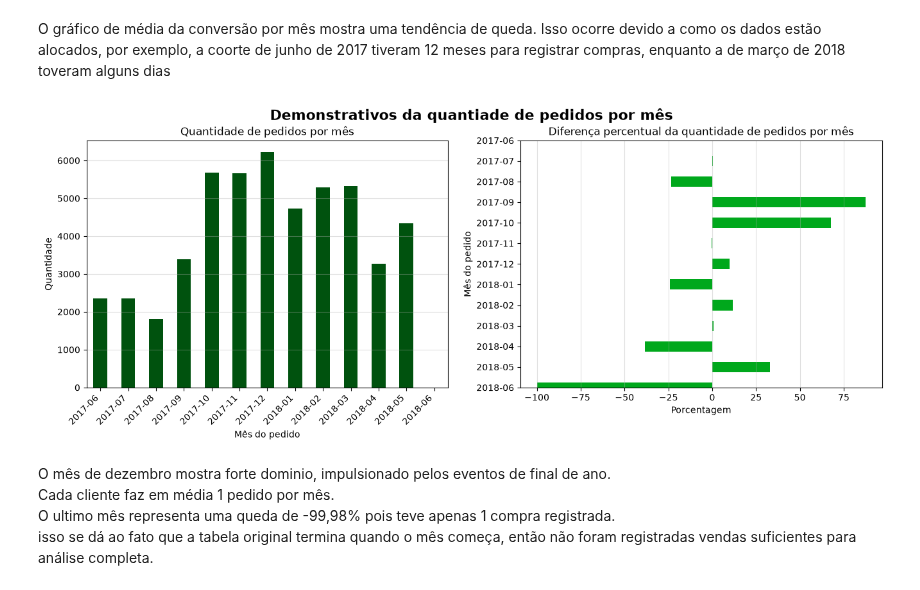
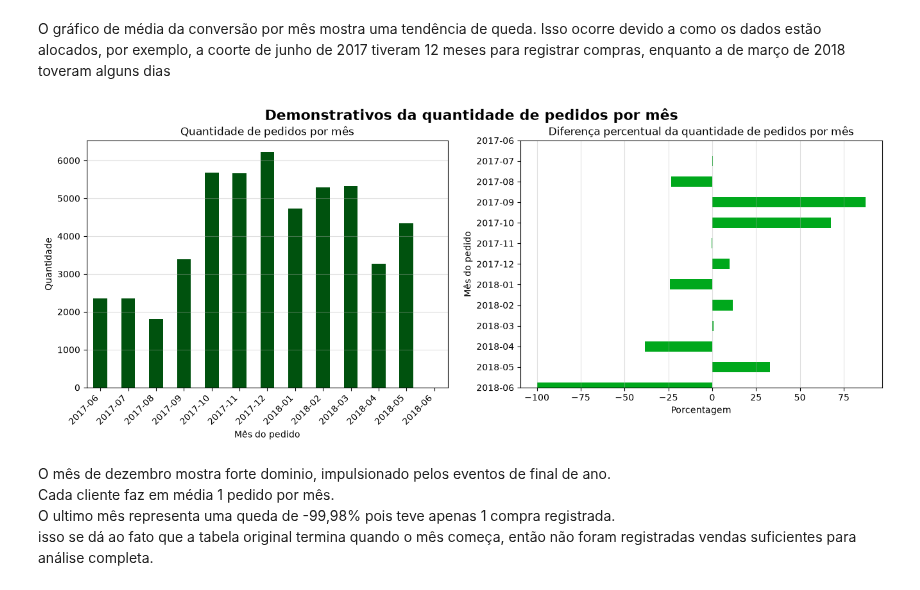
Before and after one commit to vitorcalelo/advanced-data-analytics-coursework, a Jupyter notebook: sprint-08-business-analytics/business_analytics.ipynb, the cells around one changed output. Drawn from its saved outputs; the diff is of its cells as text; code cells hidden in the pictures.

```diff
--- a/sprint-08-business-analytics/business_analytics.ipynb
+++ b/sprint-08-business-analytics/business_analytics.ipynb
@@ -375,32 +374,32 @@ orders_per_month_orders['pct_diff'] = pd.to_numeric(orders_per_month_orders['pct
 # %%
 # Visualização da quantidade de pedidos por mês e a diferença percentual
 fig, (ax1, ax2) = plt.subplots(1, 2, figsize=(16,5))
 orders_per_month_orders.plot(kind='bar',
                              y='total_order',
                              x='month_order',
                              xlabel='Mês do pedido',
                              ylabel='Quantidade',
                              title='Quantidade de pedidos por mês',
                              color="#00520E",
                              ax=ax1)
 ax1.legend().remove()
 ax1.set_xticklabels(ax1.get_xticklabels(), rotation=45, ha='right')
 ax1.grid(axis='y', alpha=0.4)
 orders_per_month_orders.sort_values(by='month_order', ascending=False).plot(kind='barh',
                              y='pct_diff',
                              x='month_order',
                              xlabel='Porcentagem',
                              ylabel='Mês do pedido',
                              title='Diferença percentual da quantidade de pedidos por mês',
                              color="#00A81C",
                              ax=ax2)
 ax2.legend().remove()
 ax2.grid(axis='x', alpha=0.4)
-plt.suptitle('Demonstrativos da quantiade de pedidos por mês',
+plt.suptitle('Demonstrativos da quantidade de pedidos por mês',
              fontsize=16, fontweight='bold')
 plt.show()
 # %% [output]
-[figure, old version]
+[figure, new version]
 # %% [markdown]
 O mês de dezembro mostra forte dominio, impulsionado pelos eventos de final de ano.\
 Cada cliente faz em média 1 pedido por mês.\
```
Also changed, not shown: parts of 6 cells of this notebook.
